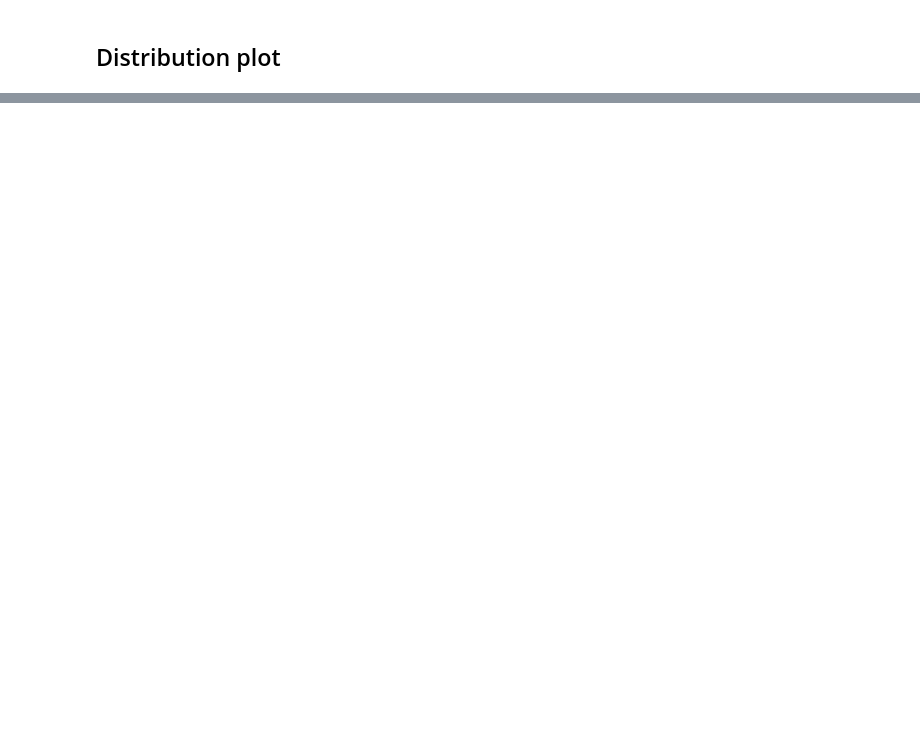
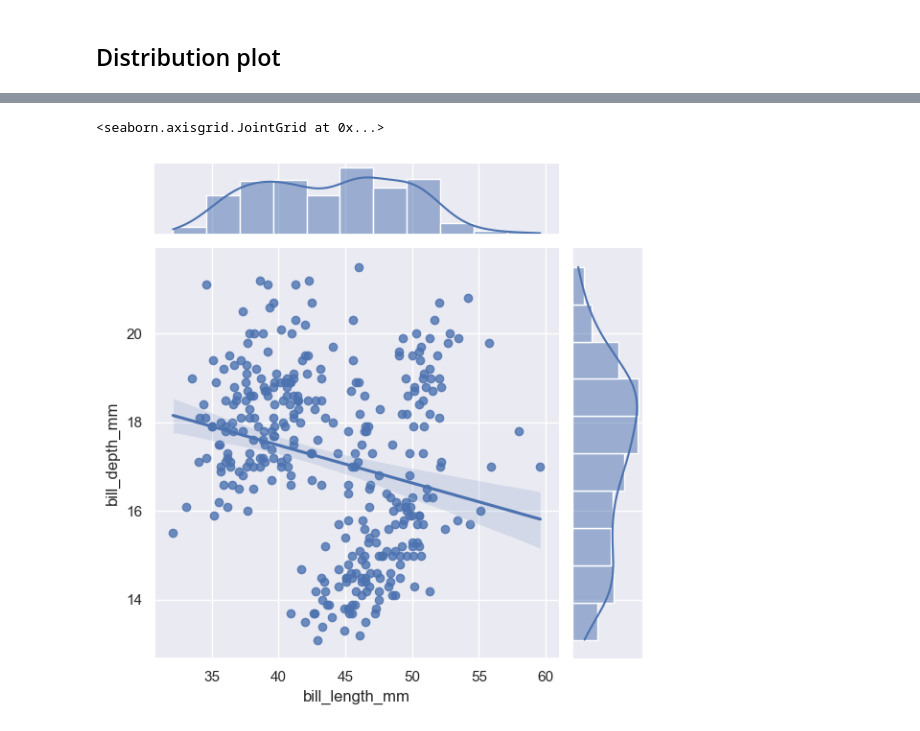
Before and after one commit to gitkundan/mle, a Jupyter notebook: seaborn_demo.ipynb, the cells around one changed output, grey strips where cells are left out. Cells and saved outputs as stored; diff of their text form; code cells hidden in the pictures; blank space fills up the shorter version.

```diff
--- a/seaborn_demo.ipynb
+++ b/seaborn_demo.ipynb
@@ -108,0 +155,7 @@ sns.catplot(data=tips,x='total_bill',y='day',hue='time',kind='swarm')
+# %%
+# jointplot
+# bivariate analysis
+sns.jointplot(data=penguins, x="bill_length_mm", y="bill_depth_mm", kind="reg")
+# %% [output]
+<seaborn.axisgrid.JointGrid at 0x...>
+[figure, added]
```
Also changed, not shown: parts of 14 cells of this notebook.
